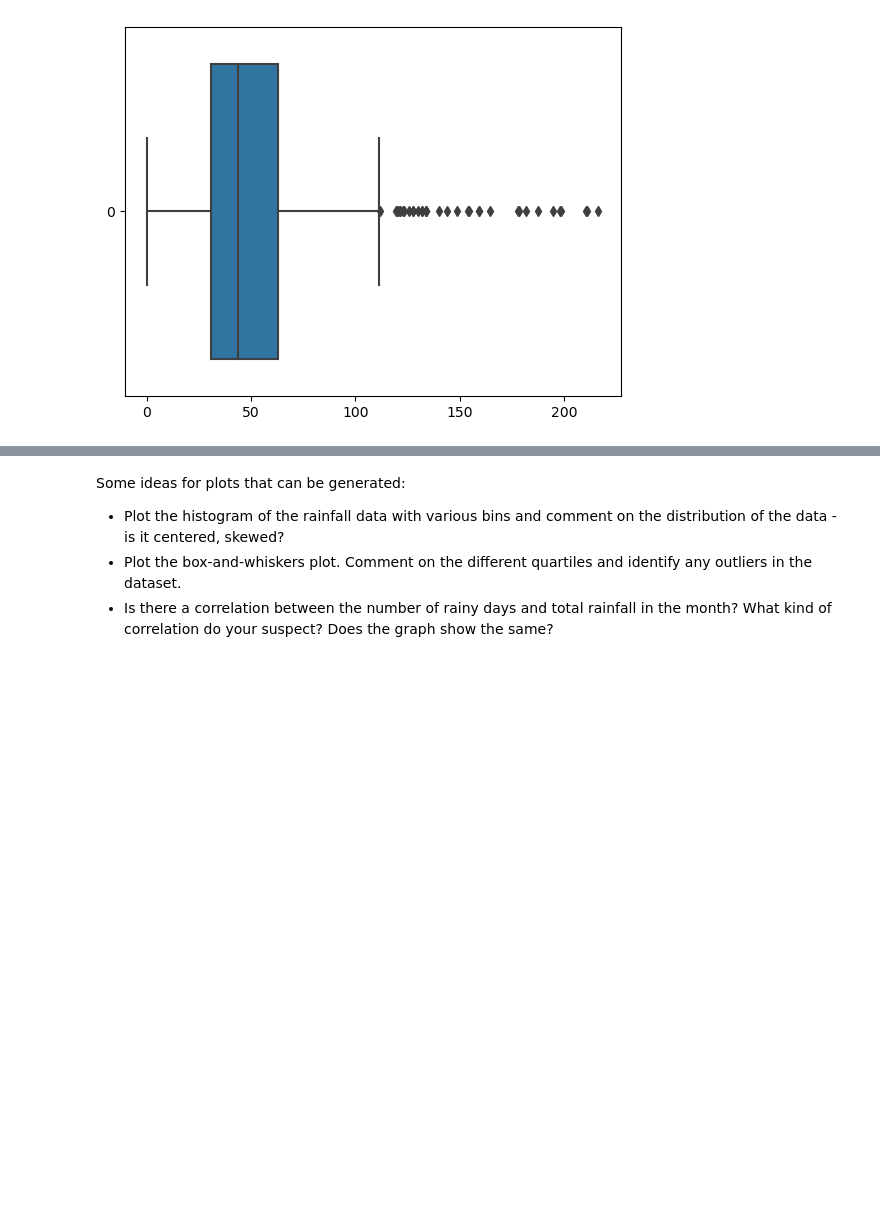
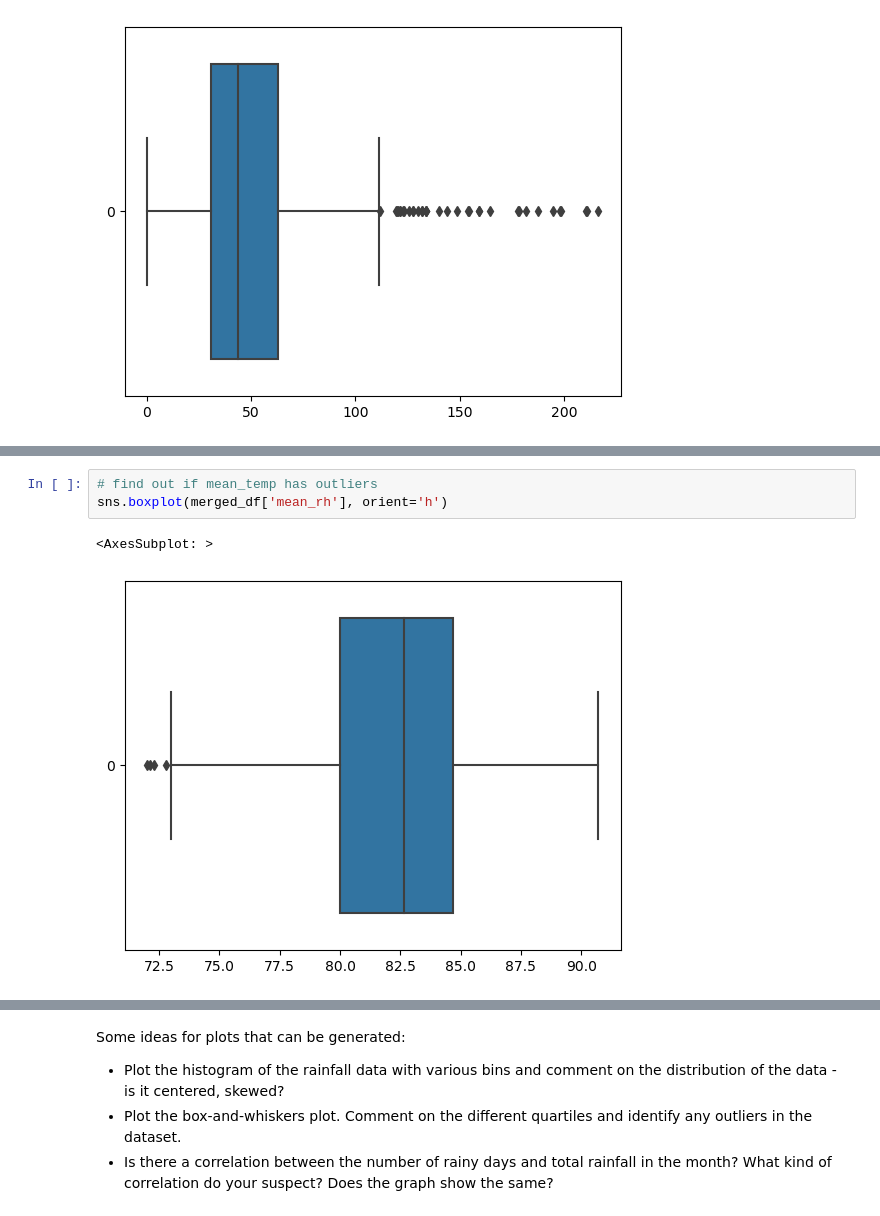
Before and after one commit to lishing/ga_project1_dsif9, a Jupyter notebook: code/starter-code.ipynb, the cells around one changed output, grey strips where cells are left out. Drawn from its saved outputs; the diff is of its cells as text; blank space fills up the shorter version.

```diff
--- a/code/starter-code.ipynb
+++ b/code/starter-code.ipynb
@@ -815,0 +811,6 @@ sns.boxplot(merged_df['rainy_days'], orient='h')
+# %%
+# find out if mean_temp has outliers
+sns.boxplot(merged_df['mean_rh'], orient='h')
+# %% [output]
+<AxesSubplot: >
+[figure, added]
```
Also changed, not shown: parts of 24 cells of this notebook, 13 other files.
